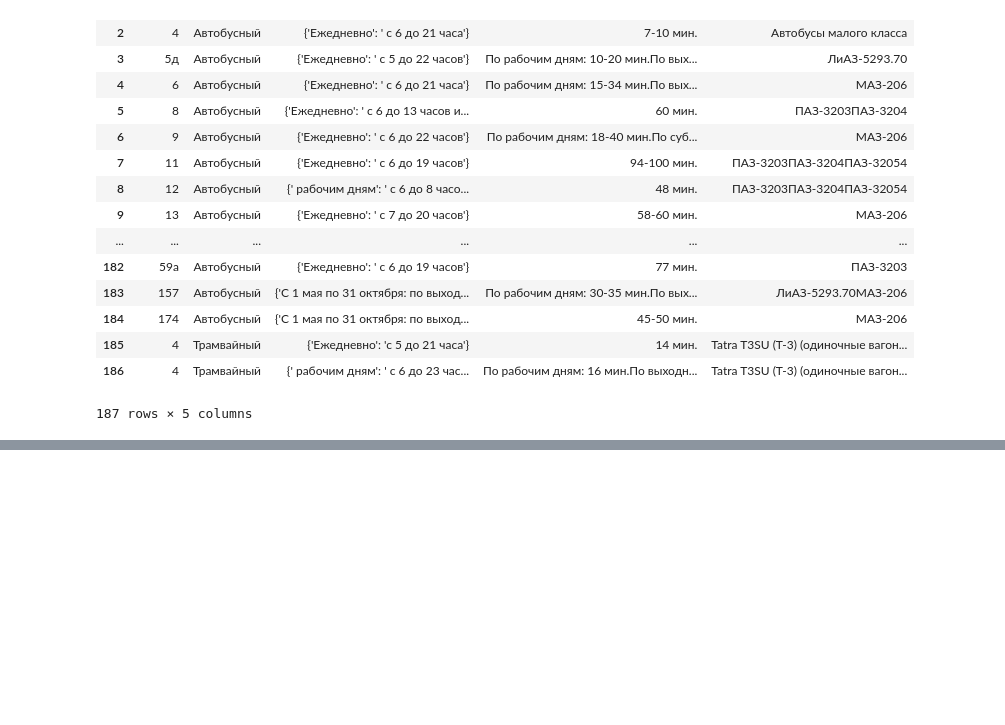
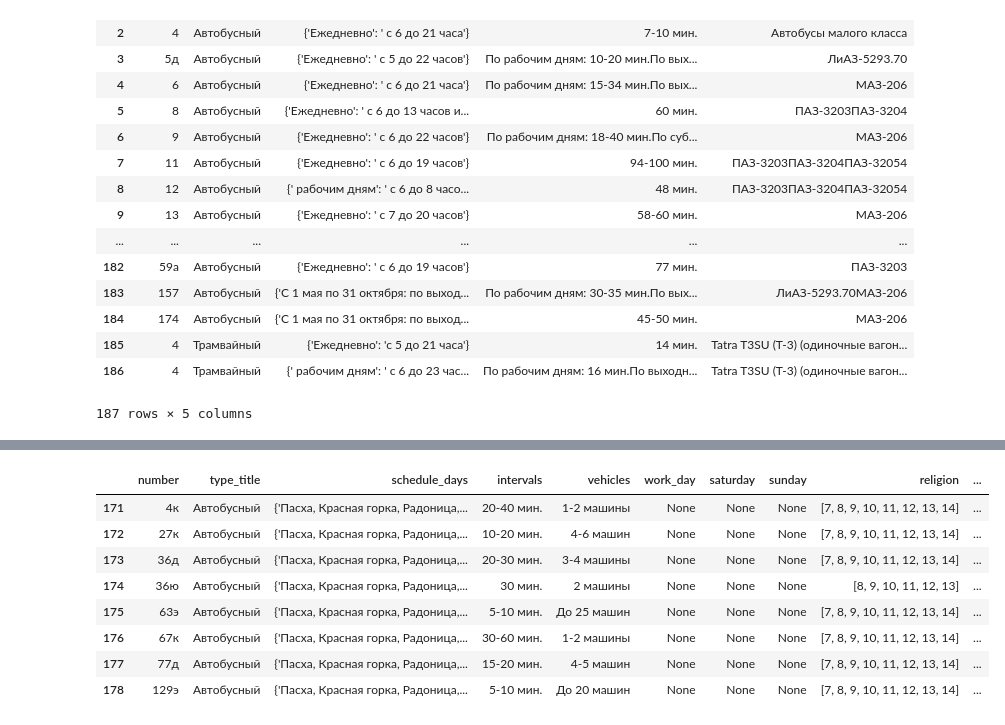
Before and after one commit to MargoILIrita/samaraOT, a Jupyter notebook: samara_ot.ipynb, the cells around one changed output, grey strips where cells are left out. Drawn from its saved outputs; the diff is of its cells as text; code cells hidden in the pictures; blank space fills up the shorter version.

```diff
--- a/samara_ot.ipynb
+++ b/samara_ot.ipynb
@@ -107,3 +107,6 @@ for link in collect_links:
 # %%
-with open('file.txt', 'w') as f:
-  f.write(str(parsed_routes))
+# with open('file.txt', 'w') as f:
+#     f.write(str(parsed_routes))
+with open('file.txt', 'r') as f:
+    parsed_routes = eval(f.read())
+parsed_routes
@@ -210,0 +229,3 @@ TypeError: unhashable type: 'dict'
+# %%
+df_routes_inf.iloc[10].schedule_days = {'Ежедневно': 'С 7 до 20 часов'}
+df_routes_inf.iloc[26].schedule_days = {'Ежедневно': 'С 6 до 20 часов'}
@@ -210,0 +252,31 @@ TypeError: unhashable type: 'dict'
+# %%
+def parse_time(text_time):
+    words = text_time.strip().split(' ')
+    if 'и ' in text_time:
+        return list(range(int(words[1]), int(words[3]))) + list(range(int(words[7]), int(words[9])))
+    return list(range(int(words[1]), int(words[3])))
+
+def schedule_day(x):
+    keys = x.schedule_days.keys()
+    work_day, saturday, sunday, religion, arena, summer_weekend, summer_thu_tue, summer_wed_fri = [None for i in range(8)]
+    if 'Ежедневно' in keys:
+        work_day, saturday, sunday = [parse_time(x.schedule_days['Ежедневно']) for i in range(3)]
+    if ' выходным дням' in keys:
+        saturday, sunday = [parse_time(x.schedule_days[' выходным дням']) for i in range(2)]
+    if 'Выходные дни' in keys:
+        saturday, sunday = [parse_time(x.schedule_days['Выходные дни']) for i in range(2)]
+    if ' рабочим дням' in keys:
+        work_day = parse_time(x.schedule_days[' рабочим дням'])
+    if 'В дни проведения мероприятий на стадионе "Самара Арена"Начало движения' in keys:
+        arena = parse_time('с 15 до 23 часов')
+    if 'Пасха, Красная горка, Радоница, Троицкая родительская суббота, День Победы' in keys:
+        religion = parse_time(x.schedule_days['Пасха, Красная горка, Радоница, Троицкая родительская суббота, День Победы'])
+    if 'С 1 мая по 31 октября: по выходным и праздничным дням(кроме дней массовых посещений кладбищ)' in keys:
+        summer_weekend = parse_time(x.schedule_days['С 1 мая по 31 октября: по выходным и праздничным дням(кроме дней массовых посещений кладбищ)'])
+    if 'С 1 мая по 31 октября: по выходным и праздничным днямС 1 мая по 30 сентября: дополнительно по вторникам и четвергам(кроме дней массовых посещений кладбищ)' in keys:
+        summer_thu_tue = parse_time(x.schedule_days['С 1 мая по 31 октября: по выходным и праздничным днямС 1 мая по 30 сентября: дополнительно по вторникам и четвергам(кроме дней массовых посещений кладбищ)'])
+    if 'С 1 мая по 31 октября: по выходным и праздничным днямС 1 мая по 30 сентября: дополнительно по средам и пятницам(кроме дней массовых посещений кладбищ)' in keys:
+        summer_wed_fri = parse_time(x.schedule_days['С 1 мая по 31 октября: по выходным и праздничным днямС 1 мая по 30 сентября: дополнительно по средам и пятницам(кроме дней массовых посещений кладбищ)'])
+    return pd.Series([work_day, saturday, sunday, religion, arena, summer_weekend, summer_thu_tue, summer_wed_fri])
+
+df_routes_inf[['work_day', 'saturday', 'sunday', 'religion', 'arena', 'summer_weekend', 'summer_thu_tue', 'summer_wed_fri']] = df_routes_inf.apply(schedule_day, axis=1)
@@ -210,0 +292,12 @@ TypeError: unhashable type: 'dict'
+# %%
+df_routes_inf[df_routes_inf.religion.notna()]
+# %% [output]
+|  | number | type_title | schedule_days | intervals | vehicles | work_day | saturday | sunday | religion | ... |
+| 171 | 4к | Автобусный | {'Пасха, Красная горка, Радоница,... | 20-40 мин. | 1-2 машины | None | None | None | [7, 8, 9, 10, 11, 12, 13, 14] | ... |
+| 172 | 27к | Автобусный | {'Пасха, Красная горка, Радоница,... | 10-20 мин. | 4-6 машин | None | None | None | [7, 8, 9, 10, 11, 12, 13, 14] | ... |
+| 173 | 36д | Автобусный | {'Пасха, Красная горка, Радоница,... | 20-30 мин. | 3-4 машины | None | None | None | [7, 8, 9, 10, 11, 12, 13, 14] | ... |
+| 174 | 36ю | Автобусный | {'Пасха, Красная горка, Радоница,... | 30 мин. | 2 машины | None | None | None | [8, 9, 10, 11, 12, 13] | ... |
+| 175 | 63э | Автобусный | {'Пасха, Красная горка, Радоница,... | 5-10 мин. | До 25 машин | None | None | None | [7, 8, 9, 10, 11, 12, 13, 14] | ... |
+| 176 | 67к | Автобусный | {'Пасха, Красная горка, Радоница,... | 30-60 мин. | 1-2 машины | None | None | None | [7, 8, 9, 10, 11, 12, 13, 14] | ... |
+| 177 | 77д | Автобусный | {'Пасха, Красная горка, Радоница,... | 15-20 мин. | 4-5 машин | None | None | None | [7, 8, 9, 10, 11, 12, 13, 14] | ... |
+| 178 | 129э | Автобусный | {'Пасха, Красная горка, Радоница,... | 5-10 мин. | До 20 машин | None | None | None | [7, 8, 9, 10, 11, 12, 13, 14] | ... |
```
Also changed, not shown: parts of 14 cells of this notebook.
